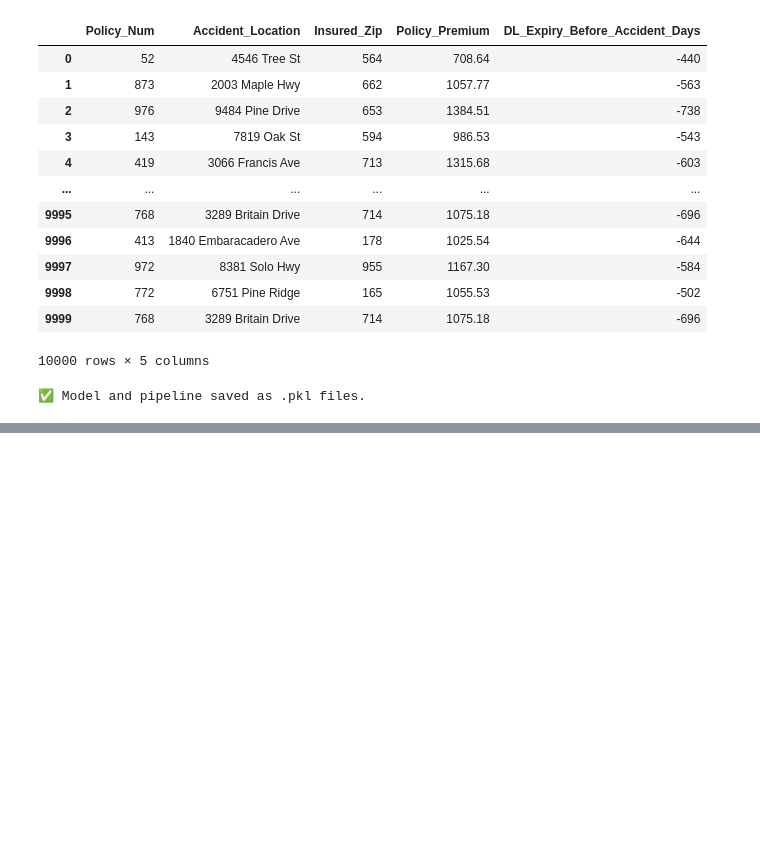
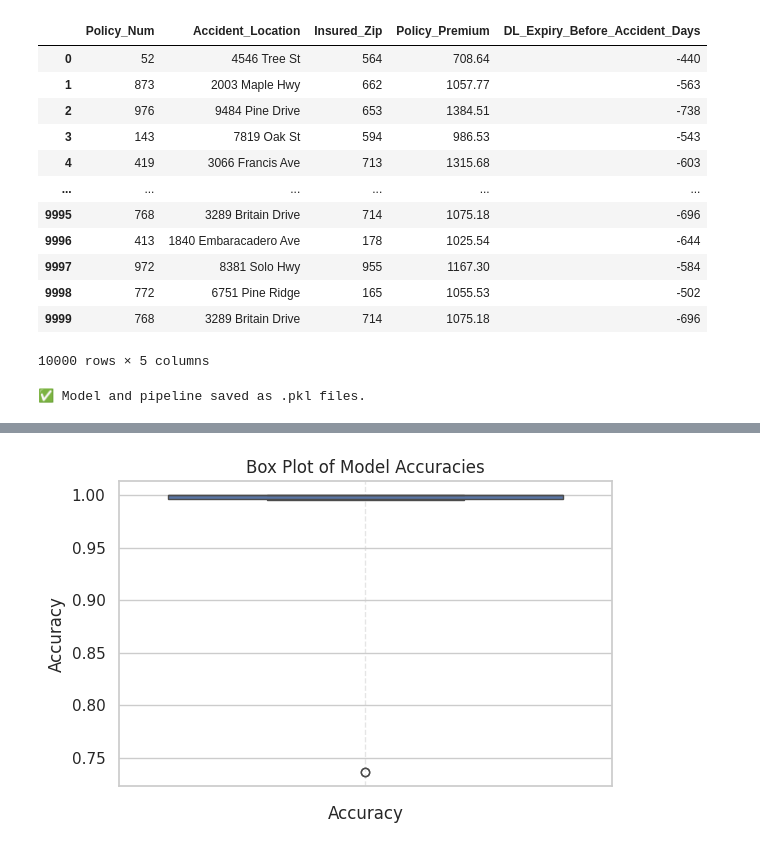
Before and after one commit to mr-rajesh857/frud_detection, a Jupyter notebook: Learnathon_model.ipynb, the cells around one changed output, grey strips where cells are left out. Cells and saved outputs as stored; diff of their text form; code cells hidden in the pictures; blank space fills up the shorter version.

```diff
--- a/Learnathon_model.ipynb
+++ b/Learnathon_model.ipynb
@@ -1013,0 +1109,11 @@ print("✅ Model and pipeline saved as .pkl files.")
+# %%
+# Box plot (less useful here since most accuracies are 1, but included for completeness)
+plt.figure(figsize=(6, 4))
+sns.boxplot(data=df_accuracy['Accuracy'])
+plt.title("Box Plot of Model Accuracies")
+plt.xlabel("Accuracy")
+plt.grid(axis='x', linestyle='--', alpha=0.5)
+plt.tight_layout()
+plt.show()
+# %% [output]
+[figure, added]
```
Also changed, not shown: parts of 5 cells of this notebook.
